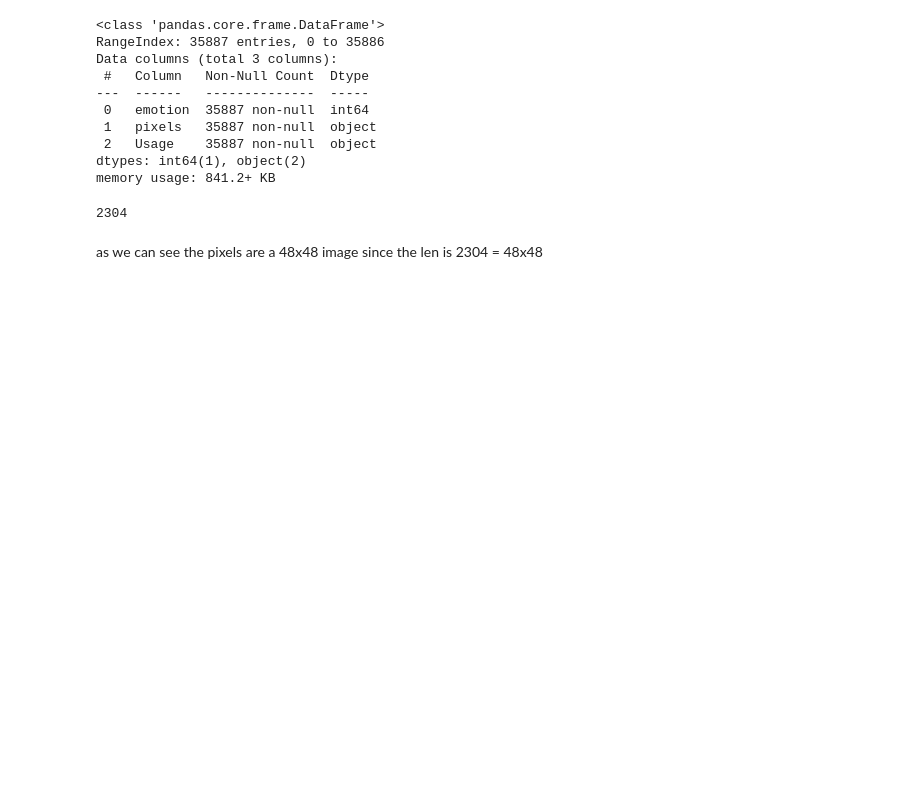
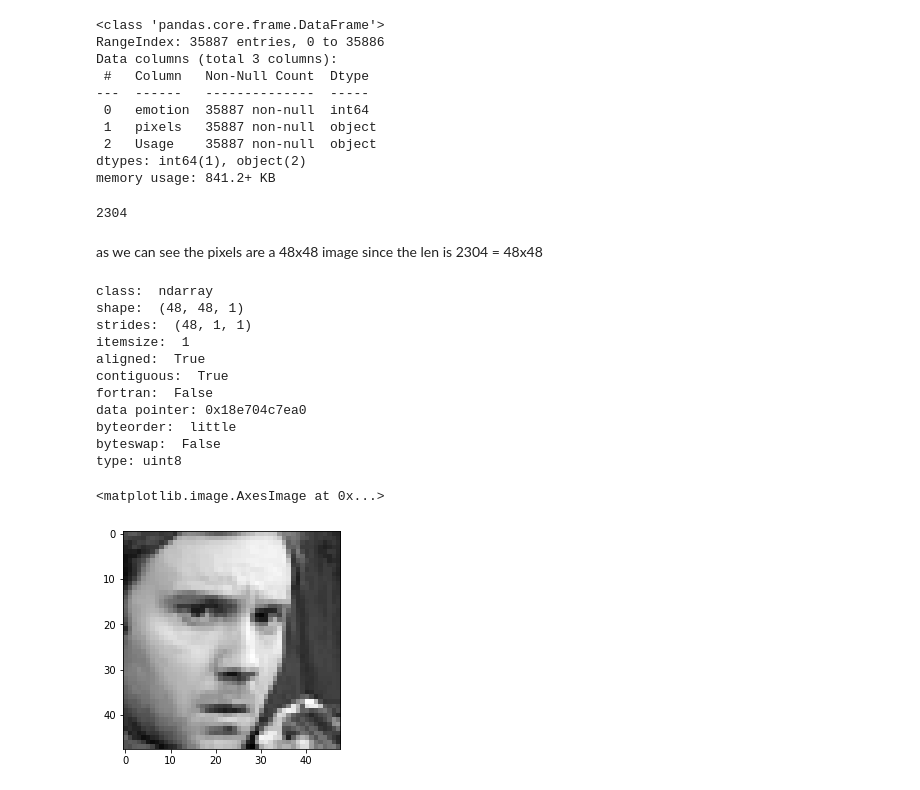
Before and after one commit to iltranqui/projectsp, a Jupyter notebook: CNNEmotions/emotions.ipynb, the cells around one changed output. Drawn from its saved outputs; the diff is of its cells as text; code cells hidden in the pictures; blank space fills up the shorter version.

```diff
--- a/CNNEmotions/emotions.ipynb
+++ b/CNNEmotions/emotions.ipynb
@@ -57,20 +60,39 @@ as we can see the pixels are a 48x48 image since the len is 2304 = 48x48
 # %%
 import re
 import numpy as np
 from PIL import Image
 from pathlib import Path
 
+# Open image file, slurp the lot
+# contents = Path(image1).read_text()
 
-
-# Open image file, slurp the lot
-contents = Path('image.txt').read_text()
+width = 48;
+height = 48;
 
 # Make a list of anything that looks like numbers using a regex...
 # ... taking first as height, second as width and remainder as pixels
-h, w, *pixels = re.findall(r'[0-9]+', contents)
+# h, w *pixels = re.findall(r'[0-9]+', contents)
 
 # Now make pixels into Numpy array of uint8 and reshape to correct height, width and depth
-na = np.array(pixels, dtype=np.uint8).reshape((int(h),int(w),3))
+na = np.array(image1, dtype=np.uint8).reshape((int(48),int(48),1))
 
+np.info(na);
 # Now make the Numpy array into a PIL Image and save
-Image.fromarray(na).save("result.png")
+#Image.fromarray(na).save("result.png")
+
+from matplotlib import pyplot as plt
+plt.imshow(na, cmap='gray')
+# %% [output]
+class:  ndarray
+shape:  (48, 48, 1)
+strides:  (48, 1, 1)
+itemsize:  1
+aligned:  True
+contiguous:  True
+fortran:  False
+data pointer: 0x18e704c7ea0
+byteorder:  little
+byteswap:  False
+type: uint8
+<matplotlib.image.AxesImage at 0x...>
+[figure, added]
```
Also changed, not shown: parts of 29 cells of this notebook.
